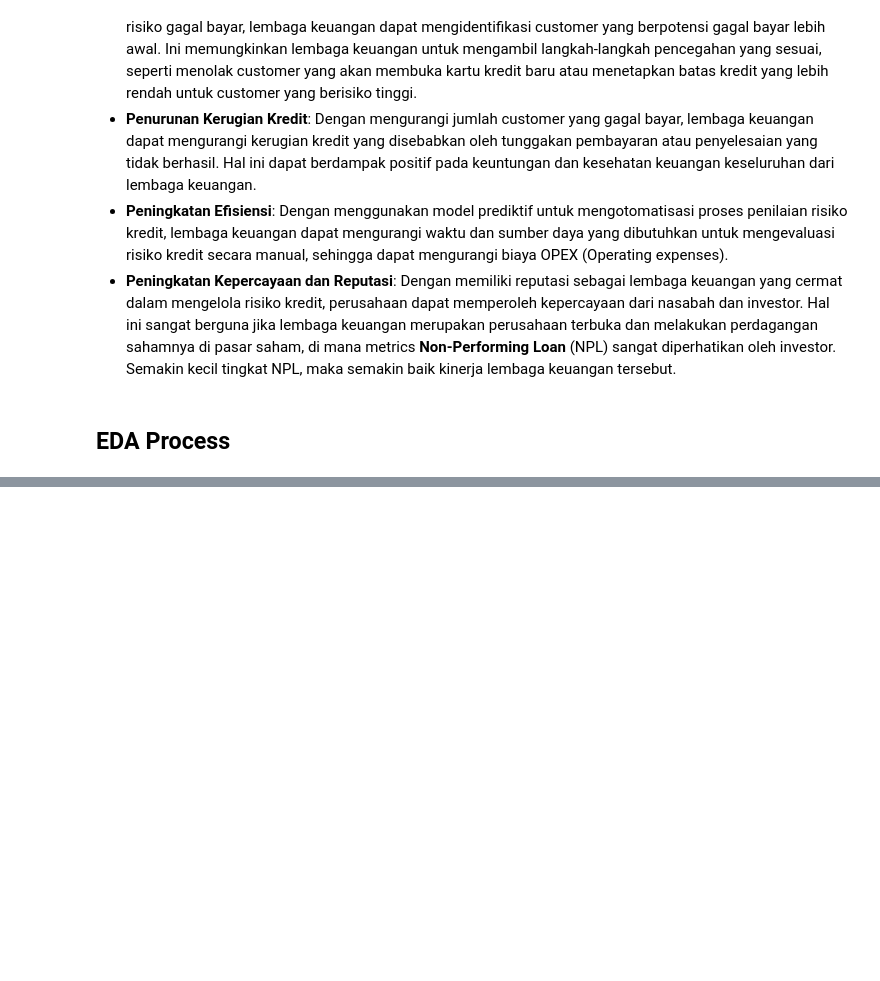
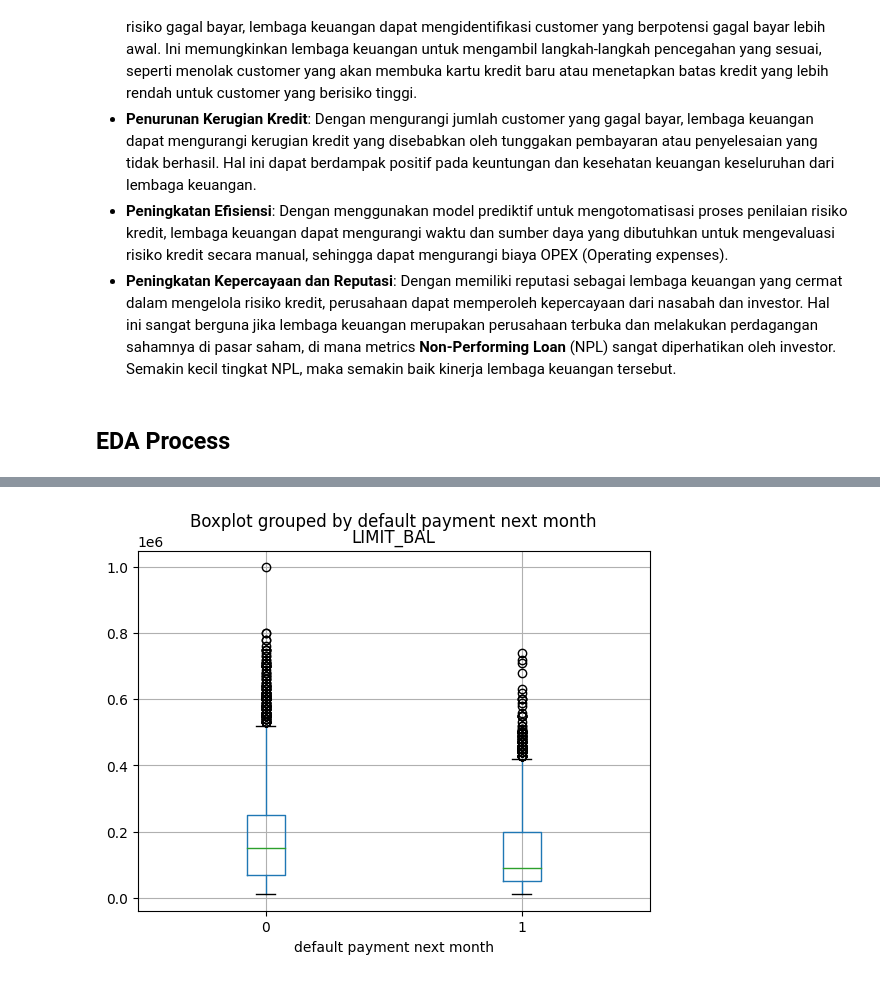
Before and after one commit to chocolatmint/proposal, a Jupyter notebook: proposal.ipynb, the cells around one changed output, grey strips where cells are left out. Cells and saved outputs as stored; diff of their text form; code cells hidden in the pictures; blank space fills up the shorter version.

```diff
--- a/proposal.ipynb
+++ b/proposal.ipynb
@@ -131,0 +116,2 @@ Dapat dilihat bahwa pada dataset *credit_default*, terdapat 77.8% data tidak def
+# %%
+credit_default = pd.read_csv('default of credit card clients.csv')
@@ -131,0 +168,2 @@ Dapat dilihat bahwa pada dataset *credit_default*, terdapat 77.8% data tidak def
+# %%
+credit_default.drop(columns='ID', inplace=True)
@@ -131,0 +214,2 @@ Dapat dilihat bahwa pada dataset *credit_default*, terdapat 77.8% data tidak def
+# %%
+credit_default=credit_default.drop_duplicates(keep='last')
@@ -131,0 +232,2 @@ Dapat dilihat bahwa pada dataset *credit_default*, terdapat 77.8% data tidak def
+# %%
+credit_default['EDUCATION'] = credit_default['EDUCATION'].replace([4, 5, 6], 0)
@@ -131,0 +272,5 @@ Dapat dilihat bahwa pada dataset *credit_default*, terdapat 77.8% data tidak def
+# %%
+credit_default.boxplot(column='LIMIT_BAL',
+              by='default payment next month');
+# %% [output]
+[figure, added]
```
Also changed, not shown: parts of 77 cells of this notebook.
